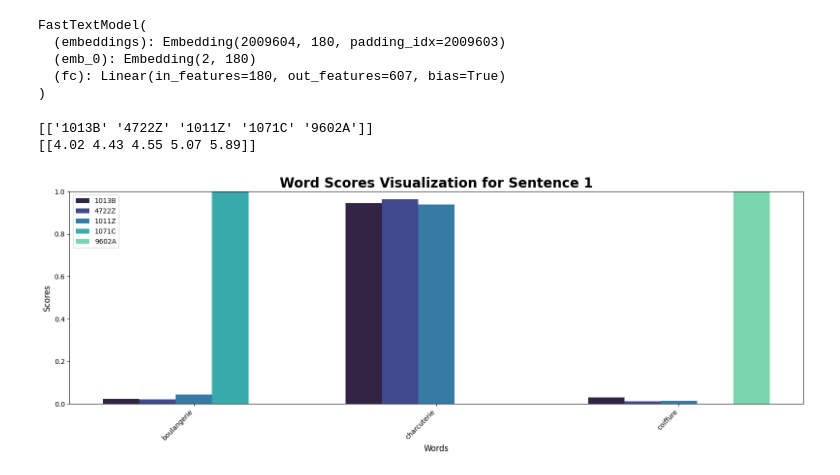
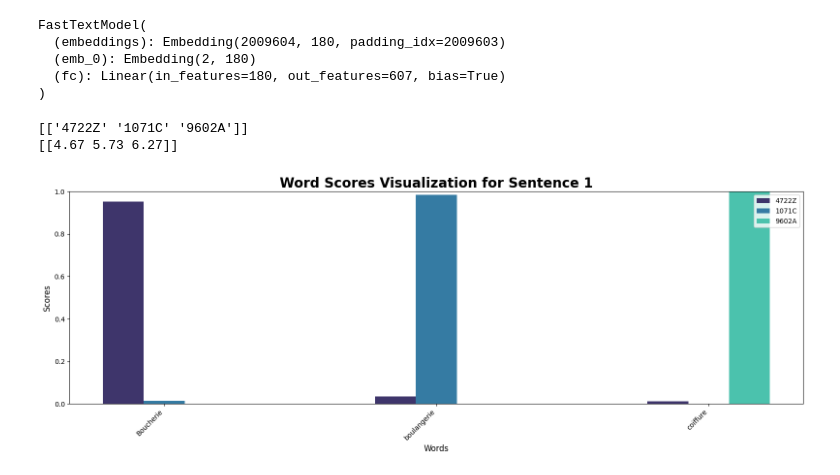
Before and after one commit to InseeFrLab/torch-fastText, a Jupyter notebook: src/experiments.ipynb, the cells around one changed output. Drawn from its saved outputs; the diff is of its cells as text; code cells hidden in the pictures.

Commit message:
modified:   src/experiments.ipynb 	modified:   src/explainability/utils.py 	modified:   src/models/model.py

```diff
--- a/src/experiments.ipynb
+++ b/src/experiments.ipynb
@@ -57,16 +57,16 @@ FastTextModel(
 # %%
 # text = ["Rénovation bâtiments dont: électricité, plomberie, serrurerie, menuiserie", "Gestion de portefeuille pour le compte de tiers et gestion de fonds d'investissement",
 # "L'acquisition, l'apport, la propriété, la mise en valeur, la transformation, la construction, l'aménagement, l'administration, la location",
 # "Saisie de documents et extraction de donnée pour le compte d'entreprises", "L'investissement immobilier, l'achat et vente de biens immobiliers en qualité de marchand de Biens, la promotion immobilière, la gestion loc",
 # "La Société a pour objet en France et à l'étranger : - l'activité de conseil au profit de toute personne physique ou morale ; - l'enseignement et la formation de toutes matières en cours collectifs et particuliers à domicile ou dans des établissements scolaires"]
 
-text = ["boulangerie, charcuterie, coiffure"]
+text = ["Boucherie, boulangerie, coiffure"]
 params = {'additional_var':[1]*len(text)}
-pred, confidence, all_scores = model.predict_and_explain(text, params, top_k=5)
+pred, confidence, all_scores = model.predict_and_explain(text, params, top_k=3)
 print(pred)
 print(confidence)
 explainability.explainability_viz.visualize_word_scores(all_scores, text, pred)
 # %% [output]
-[['1013B' '4722Z' '1011Z' '1071C' '9602A']]
-[[4.02 4.43 4.55 5.07 5.89]]
+[['4722Z' '1071C' '9602A']]
+[[4.67 5.73 6.27]]
-[figure, old version]
+[figure, new version]
```
Also changed, not shown: 2 other files.
